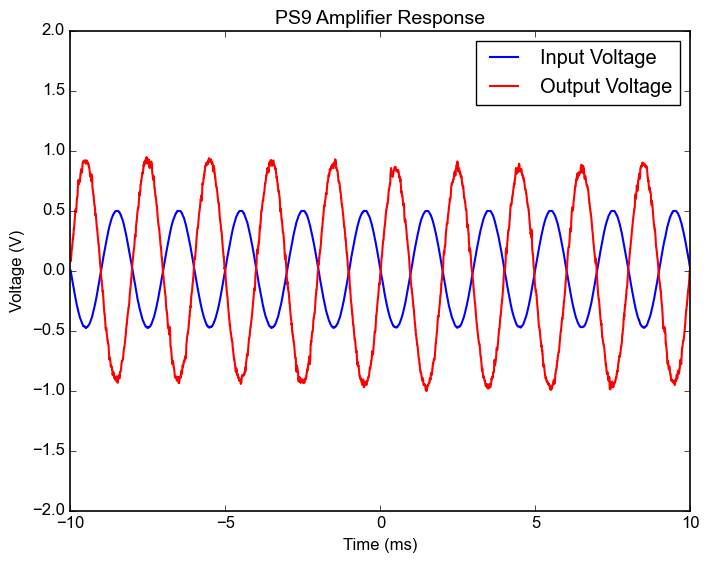
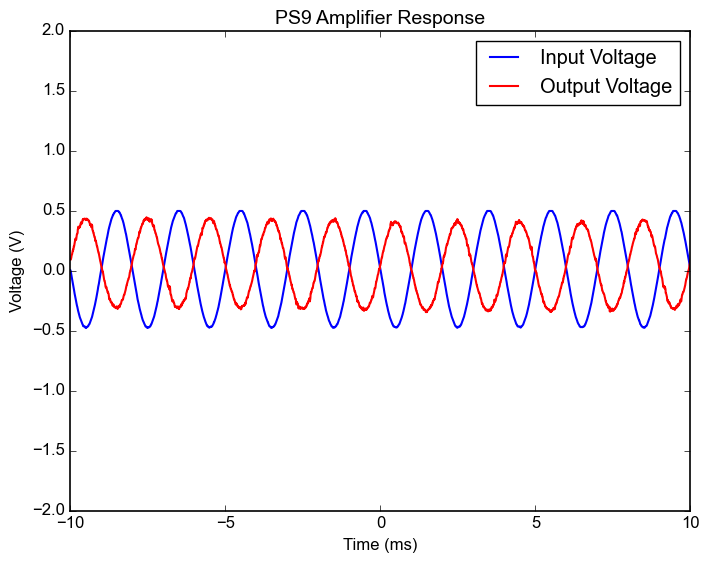
Unified diff of the notebook cell whose output changed from the first chart to the second:
--- before
+++ after
@@ -11,5 +11,5 @@
 
 plt.plot(time, -V_in_smooth, label='Input Voltage', color='blue', lw=1.5)
-plt.plot(time, 0.1+V_out_smooth/1000*101, label='Output Voltage', color='red', lw=1.5)
+plt.plot(time, 0.1+V_out_smooth/1000*41, label='Output Voltage', color='red', lw=1.5)
 plt.xlabel('Time (ms)', fontsize=12)
 plt.ylabel('Voltage (V)', fontsize=12)

Commit: update